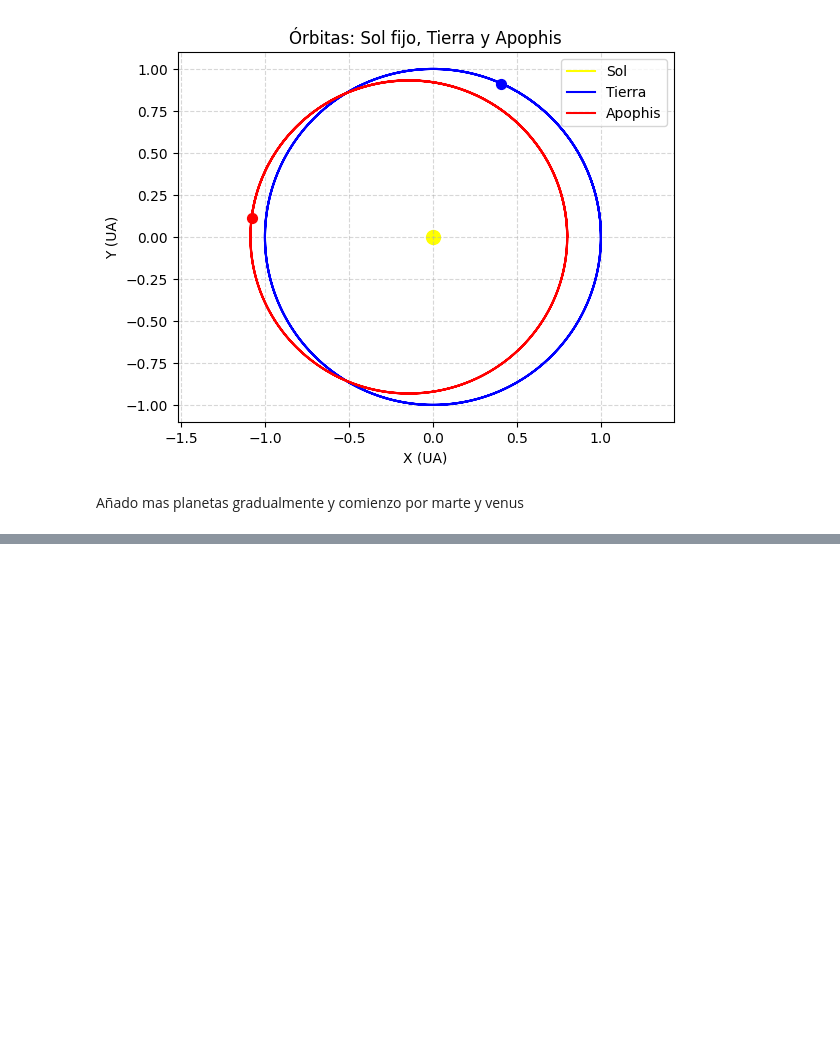
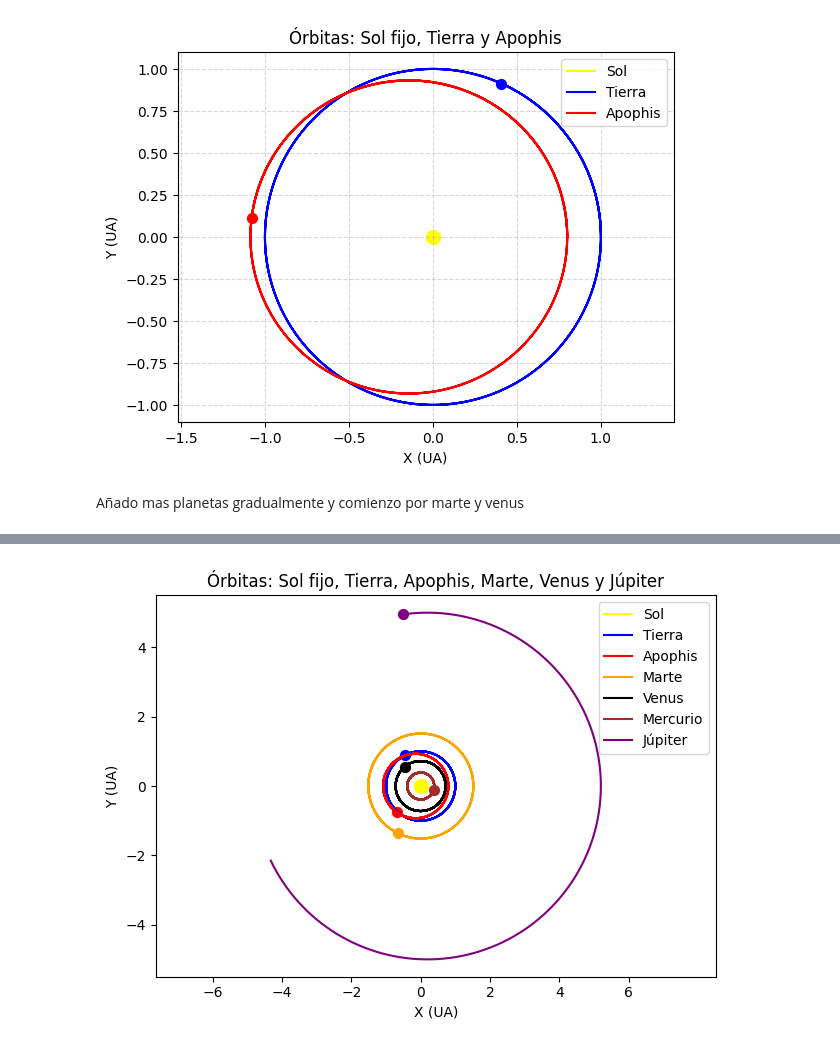
Before and after one commit to meccel-2026-2/Proyecto-del-curso-Apophis, a Jupyter notebook: proyecto-del-curso-Apophis.ipynb, the cells around one changed output, grey strips where cells are left out. Drawn from its saved outputs; the diff is of its cells as text; code cells hidden in the pictures; blank space fills up the shorter version.

```diff
--- a/proyecto-del-curso-Apophis.ipynb
+++ b/proyecto-del-curso-Apophis.ipynb
@@ -143,0 +145,10 @@ plt.show()
+# %%
+sistema = [
+    dict(m=1.0, r=np.array([0.0, 0.0, 0.0]), v=np.array([0.0, 0.0, 0.0])), # Sol
+    dict(m=3e-6, r=np.array([1.0, 0.0, 0.0]), v=np.array([0.0, 1.0, 0.0])), # Tierra
+    dict(m=1e-10, r=np.array([0.8, 0.0, 0.0]), v=np.array([0.0, 1.2, 0.0])), # Apophis
+    dict(m=3.2e-7,r=np.array([1.52, 0.0, 0.0]), v=np.array([0.0, 0.81, 0.0])), # Marte
+    dict(m=2.4e-6,r=np.array([0.72, 0.0, 0.0]),v=np.array([0.0, 1.18, 0.0])), #Venus
+    dict(m=1.7e-7,r=np.array([0.39, 0.0, 0.0]),v=np.array([0.0, 1.6, 0.0])), #Mercurio
+    dict(m=9.5e-4,r=np.array([5.2, 0.0, 0.0]),v=np.array([0.0, 0.43, 0.0])) # Júpiter
+]
@@ -143,0 +178,25 @@ plt.show()
+# %%
+colors = ['yellow', 'blue', 'red', 'orange', 'black', 'brown', 'purple']
+labels = ['Sol', 'Tierra', 'Apophis', 'Marte', 'Venus','Mercurio', 'Júpiter']
+
+for i in range(len(sistema)):
+    tray = np.array(trayectorias[i])
+    plt.plot(tray[:,0], tray[:,1], color=colors[i], label=labels[i])
+    plt.scatter(tray[-1,0], tray[-1,1], color=colors[i], s=50)
+
+plt.scatter(0, 0, color='yellow', s=100)  # Sol destacado en el origen
+plt.legend()
+plt.grid(True, linestyle='--', alpha=0.5)
+plt.axis('equal')
+plt.xlabel('X (UA)')
+plt.ylabel('Y (UA)')
+plt.title('Órbitas: Sol fijo, Tierra, Apophis, Marte, Venus y Júpiter')
+plt.xticks(np.arange(-6, 7, 2))
+plt.yticks(np.arange(-6, 7, 2))
+plt.axis('equal')
+plt.grid()
+plt.legend()
+plt.tight_layout()
+plt.show()
+# %% [output]
+[figure, added]
```
Also changed, not shown: parts of 6 cells of this notebook.
